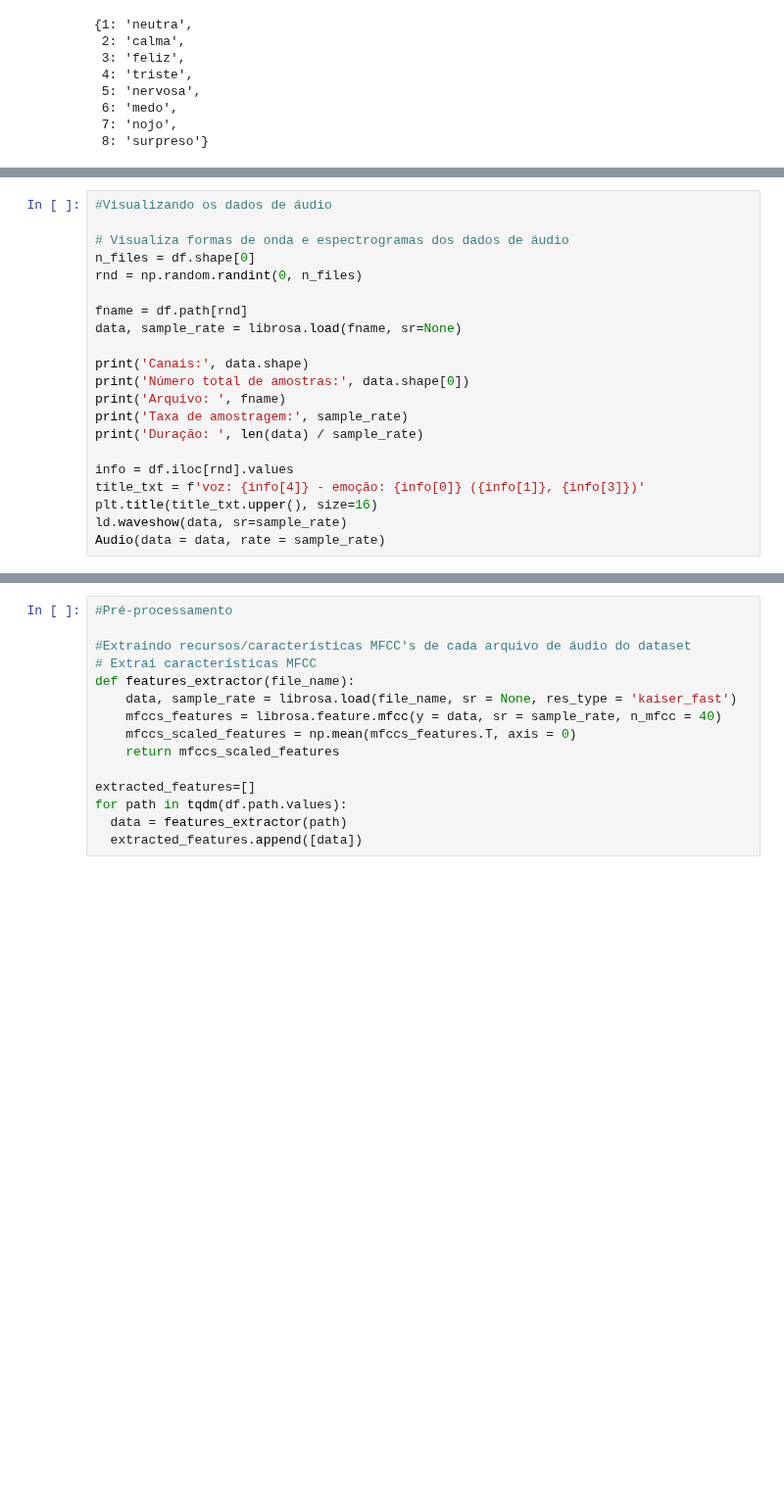
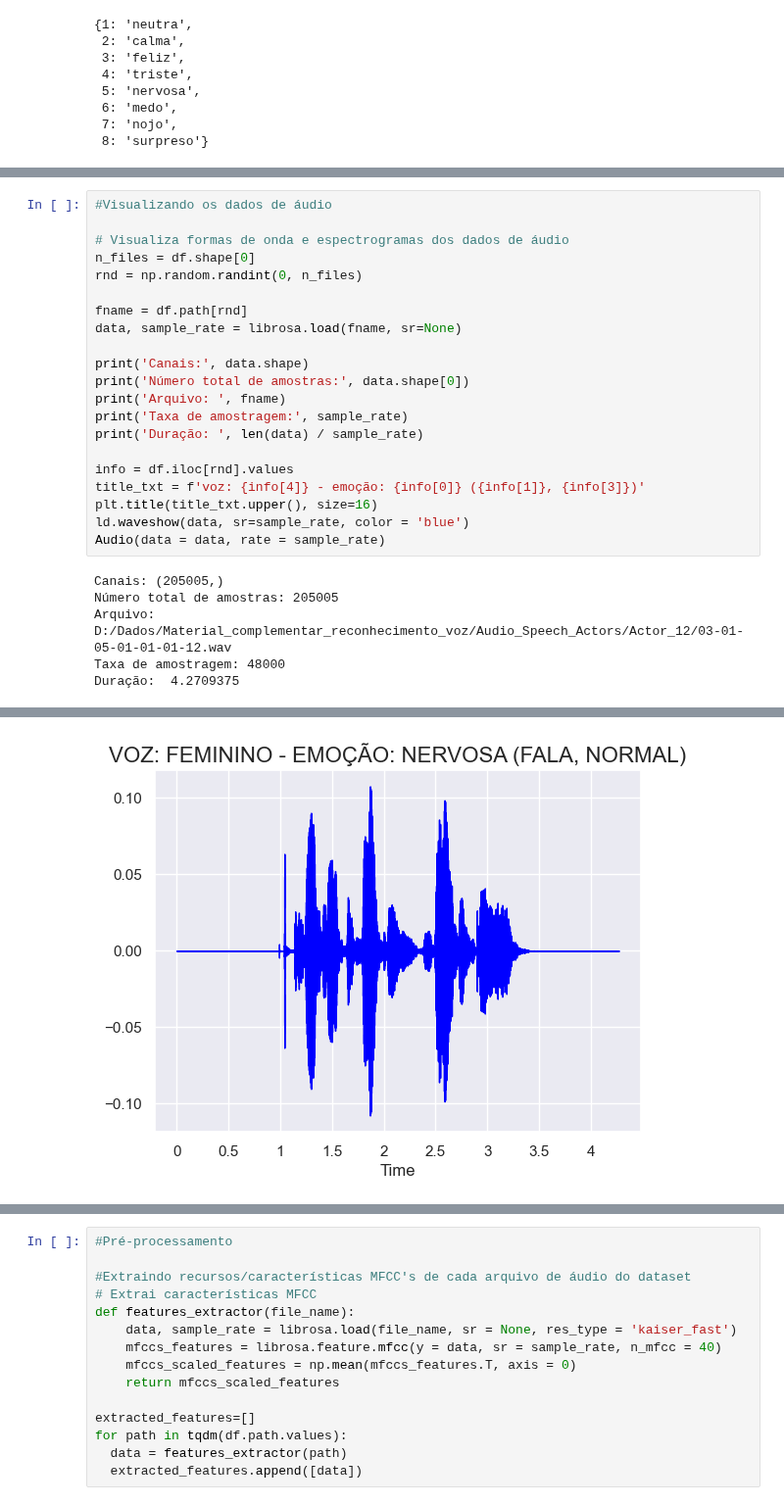
Before and after one commit to eltongaspar/python, a Jupyter notebook: Exercicio 77 - Voz-Audio.ipynb, the cells around one changed output, grey strips where cells are left out. Shown at 98% size. Cells and saved outputs as stored; diff of their text form; blank space fills up the shorter version.

```diff
--- a/Exercicio 77 - Voz-Audio.ipynb
+++ b/Exercicio 77 - Voz-Audio.ipynb
@@ -202,5 +249,11 @@ print('Duração: ', len(data) / sample_rate)
 info = df.iloc[rnd].values
 title_txt = f'voz: {info[4]} - emoção: {info[0]} ({info[1]}, {info[3]})'
 plt.title(title_txt.upper(), size=16)
-ld.waveshow(data, sr=sample_rate)
+ld.waveshow(data, sr=sample_rate, color = 'blue')
 Audio(data = data, rate = sample_rate)
+# %% [output]
+Canais: (205005,)
+Número total de amostras: 205005
+Arquivo:  D:/Dados/Material_complementar_reconhecimento_voz/Audio_Speech_Actors/Actor_12/03-01-05-01-01-01-12.wav
+Taxa de amostragem: 48000
+Duração:  4.2709375
@@ -207,3 +261,4 @@ Audio(data = data, rate = sample_rate)
+[figure, added]
 # %%
 # Escolha aleatória de visualizações de formas de onda e espectrogramas de cada emoção
 random_samples = df.groupby('emotion').sample(1)
```
Also changed, not shown: parts of 28 cells of this notebook, 2 other files.
